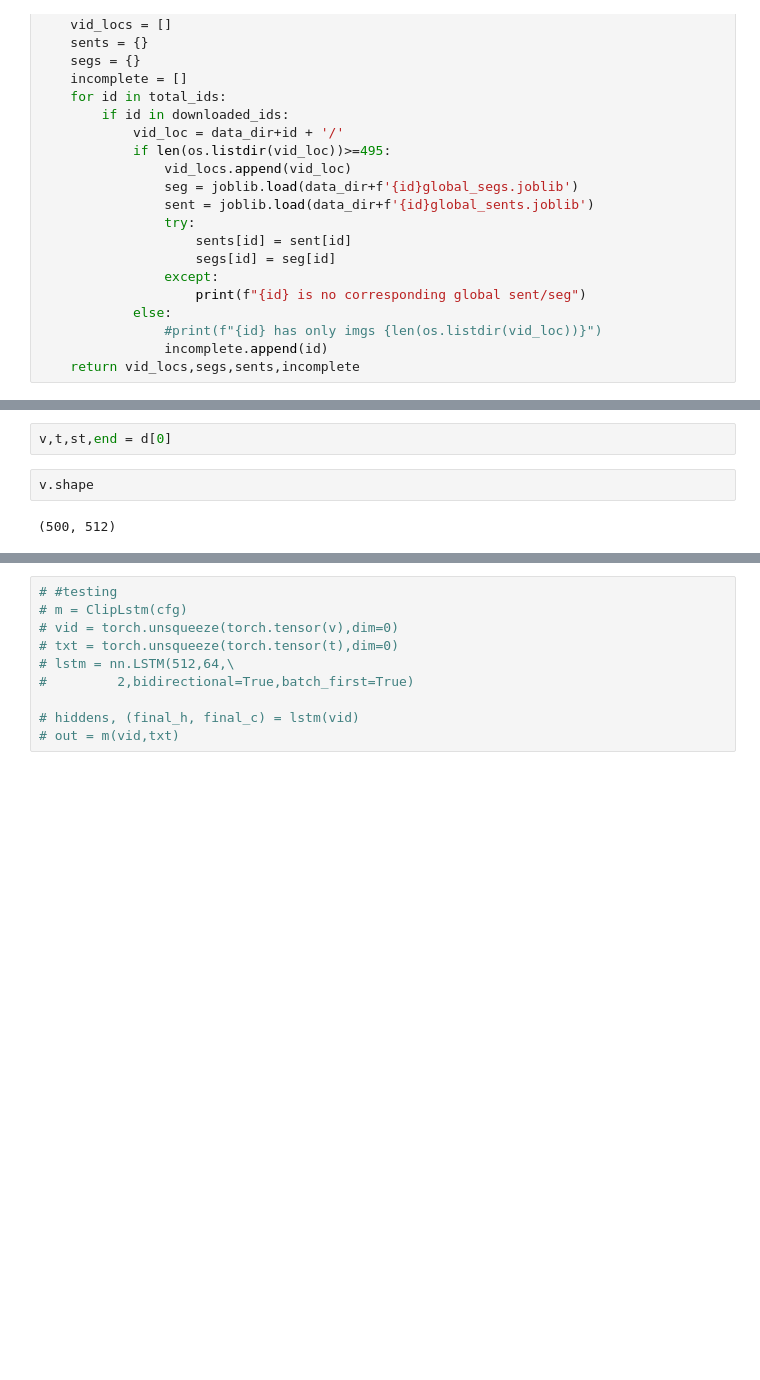
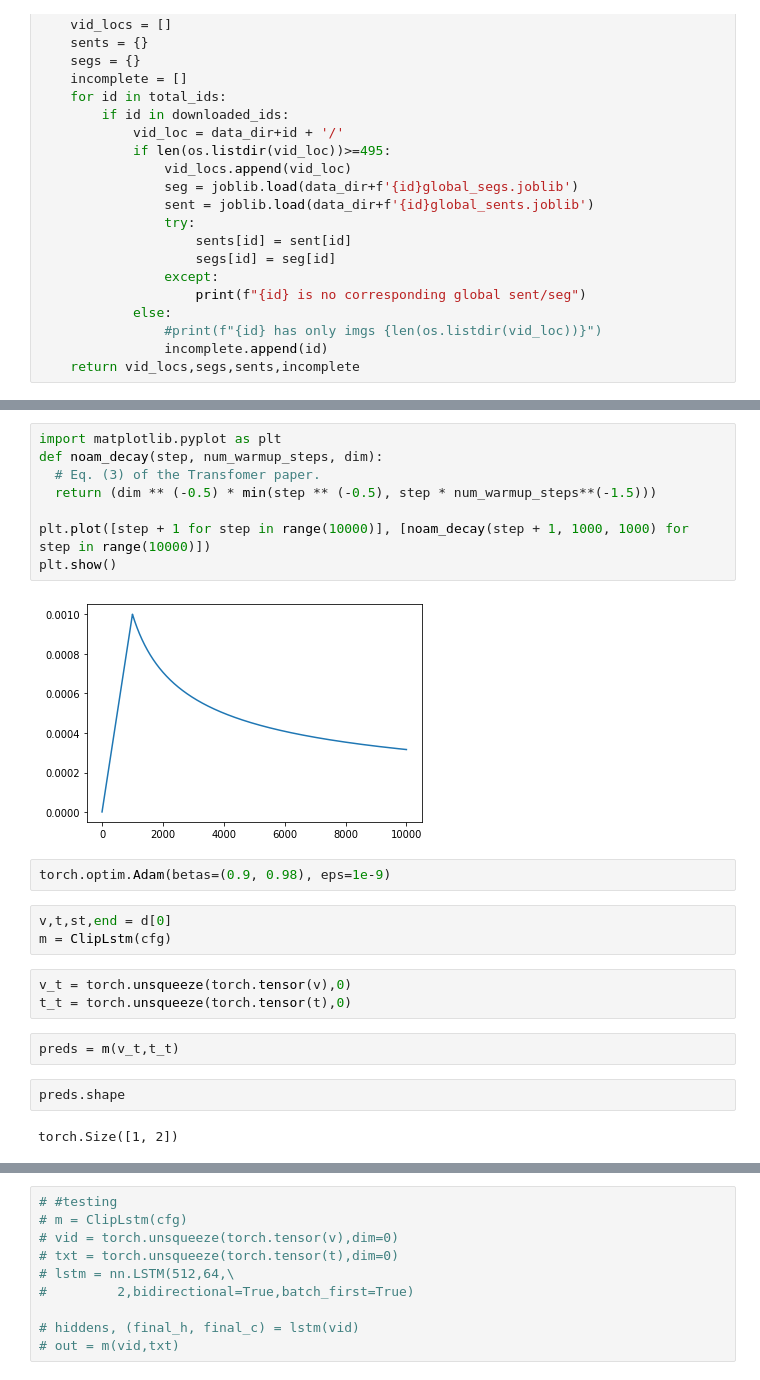
Before and after one commit to Crossmdl/Crossmdl, a Jupyter notebook: nbs/step-3_clipLstm.ipynb, the cells around one changed output, grey strips where cells are left out. Drawn from its saved outputs; the diff is of its cells as text; blank space fills up the shorter version.

```diff
--- a/nbs/step-3_clipLstm.ipynb
+++ b/nbs/step-3_clipLstm.ipynb
@@ -221,6 +358,24 @@ segs are not matching:['cwsDQ7M5OTI', 'uf65nfh6X2U']
+# %%
+import matplotlib.pyplot as plt
+def noam_decay(step, num_warmup_steps, dim):
+  # Eq. (3) of the Transfomer paper.
+  return (dim ** (-0.5) * min(step ** (-0.5), step * num_warmup_steps**(-1.5)))
+
+plt.plot([step + 1 for step in range(10000)], [noam_decay(step + 1, 1000, 1000) for step in range(10000)])
+plt.show()
+# %% [output]
+[figure, added]
+# %%
+torch.optim.Adam(betas=(0.9, 0.98), eps=1e-9)
 # %%
 v,t,st,end = d[0]
+m = ClipLstm(cfg)
+# %%
+v_t = torch.unsqueeze(torch.tensor(v),0)
+t_t = torch.unsqueeze(torch.tensor(t),0)
+# %%
+preds = m(v_t,t_t)
 # %%
-v.shape
+preds.shape
 # %% [output]
-(500, 512)
+torch.Size([1, 2])
```
Also changed, not shown: parts of 34 cells of this notebook, 7 other files.
